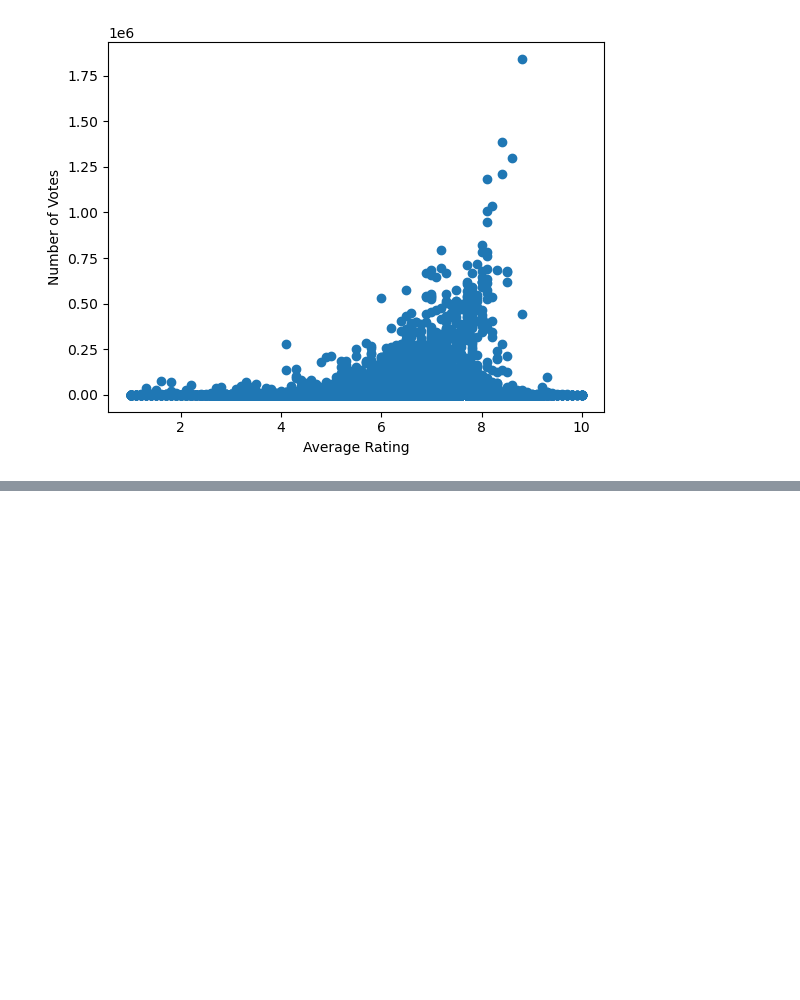
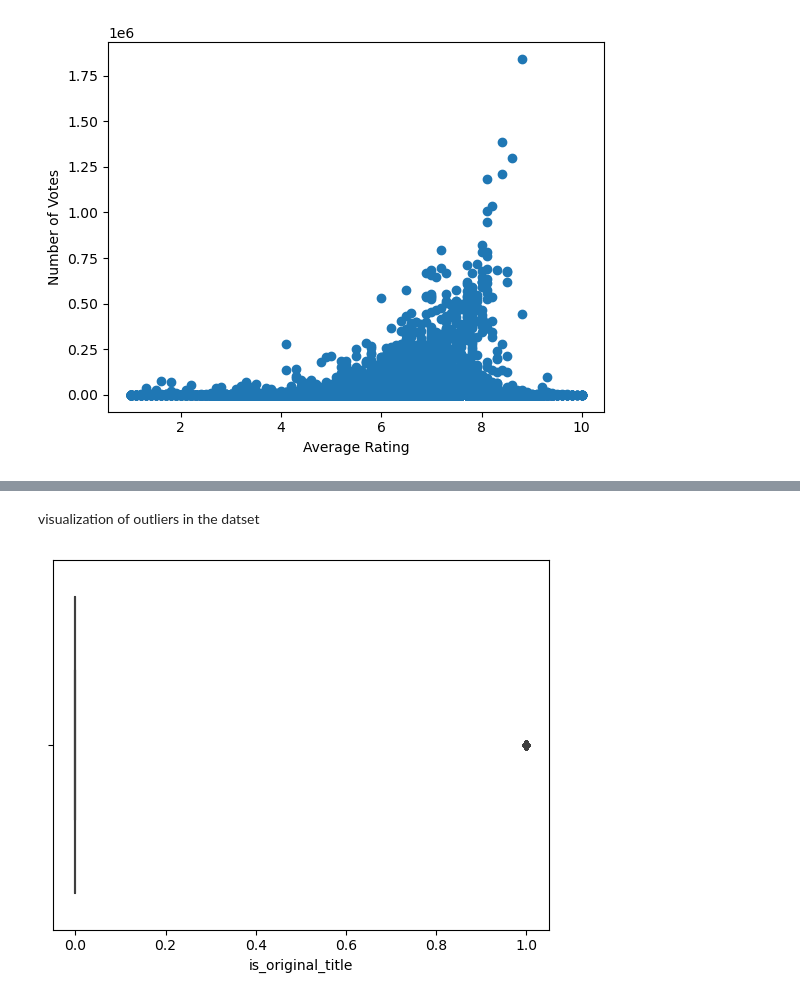
Before and after one commit to Derrick-wekesa/CineInsight-Microsoft-s-Box-Office-Breakthrough, a Jupyter notebook: data/student.ipynb, the cells around one changed output, grey strips where cells are left out. Saved outputs shown, nothing was run; the diff lists cells and outputs as text; code cells hidden in the pictures; blank space fills up the shorter version.

```diff
--- a/data/student.ipynb
+++ b/data/student.ipynb
@@ -647,0 +845,7 @@ plt.show()
+# %% [markdown]
+visualization of outliers in the datset
+# %%
+sns.boxplot(x="is_original_title", data=movie_akas_df)
+plt.show()
+# %% [output]
+[figure, added]
```
Also changed, not shown: parts of 27 cells of this notebook.
